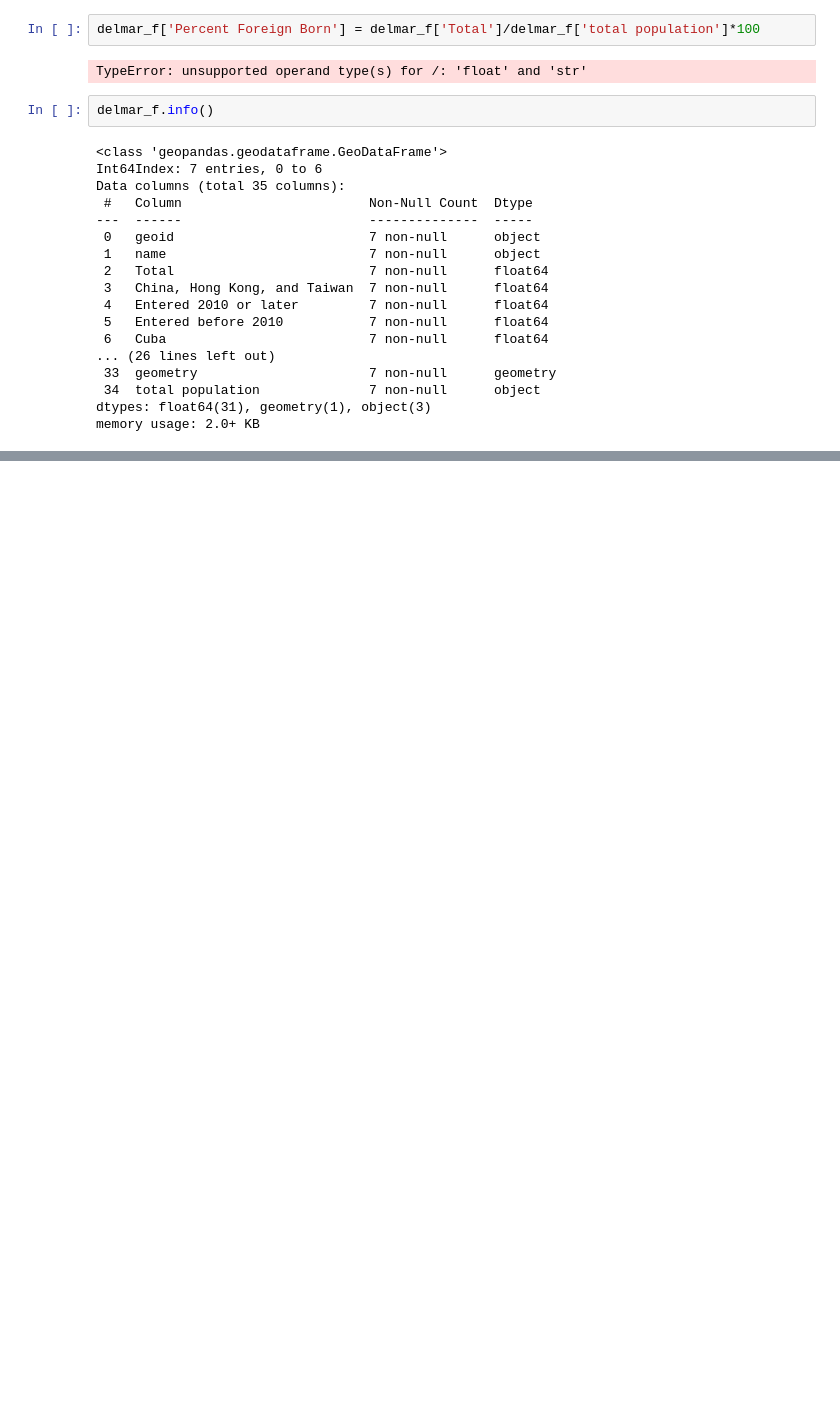
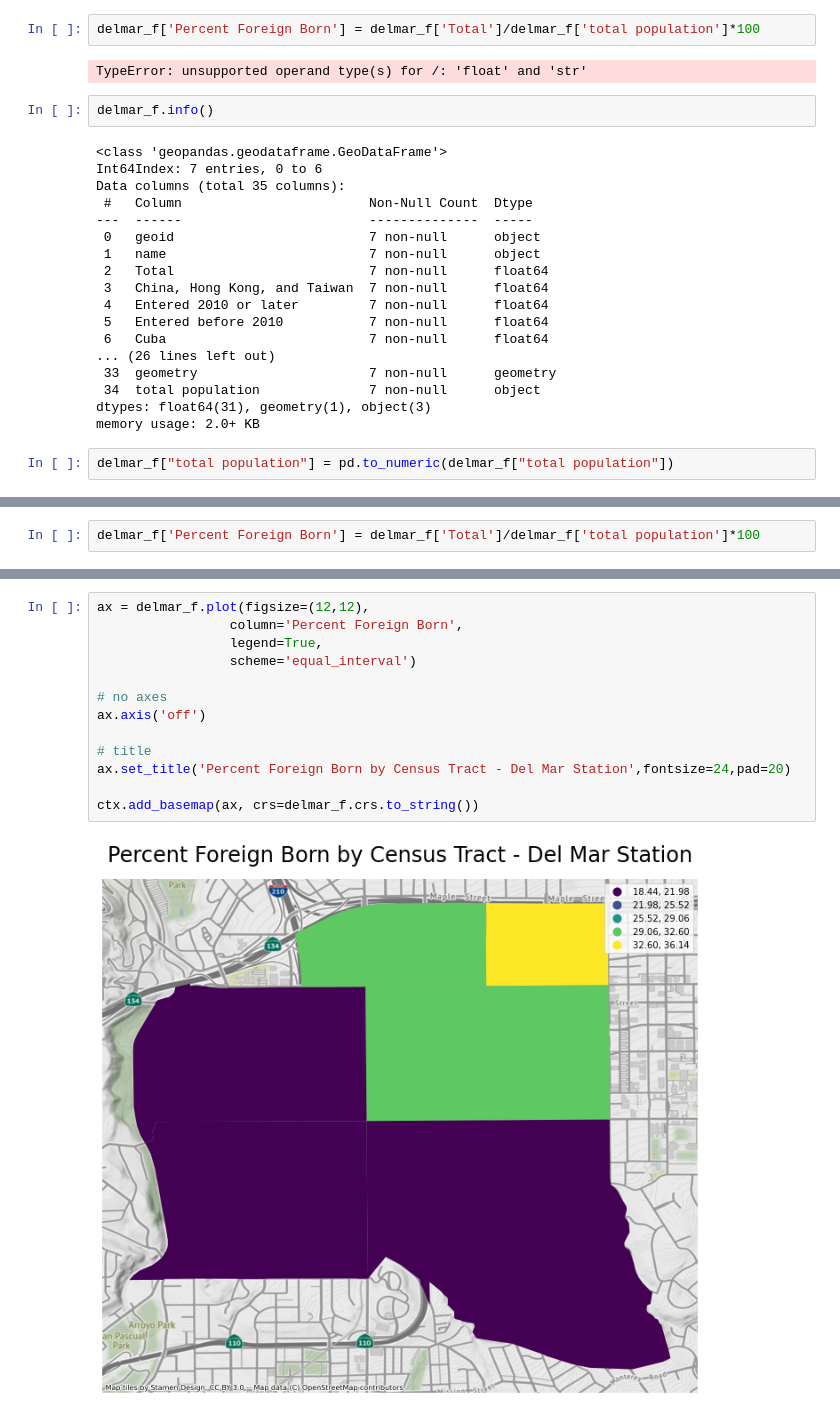
Before and after one commit to erikfelix/group_project, a Jupyter notebook: Kevin Midterm.ipynb, the cells around one changed output, grey strips where cells are left out. Cells and saved outputs as stored; diff of their text form; blank space fills up the shorter version.

```diff
--- a/Kevin Midterm.ipynb
+++ b/Kevin Midterm.ipynb
@@ -322,3 +322,5 @@ Data columns (total 35 columns):
  34  total population              7 non-null      object
 dtypes: float64(31), geometry(1), object(3)
 memory usage: 2.0+ KB
+# %%
+delmar_f["total population"] = pd.to_numeric(delmar_f["total population"])
@@ -324,0 +347,2 @@ memory usage: 2.0+ KB
+# %%
+delmar_f['Percent Foreign Born'] = delmar_f['Total']/delmar_f['total population']*100
@@ -324,0 +358,15 @@ memory usage: 2.0+ KB
+# %%
+ax = delmar_f.plot(figsize=(12,12),
+                 column='Percent Foreign Born',
+                 legend=True,
+                 scheme='equal_interval')
+
+# no axes
+ax.axis('off')
+
+# title
+ax.set_title('Percent Foreign Born by Census Tract - Del Mar Station',fontsize=24,pad=20)
+
+ctx.add_basemap(ax, crs=delmar_f.crs.to_string())
+# %% [output]
+[figure, added]
```
Also changed, not shown: parts of 2 cells of this notebook.
